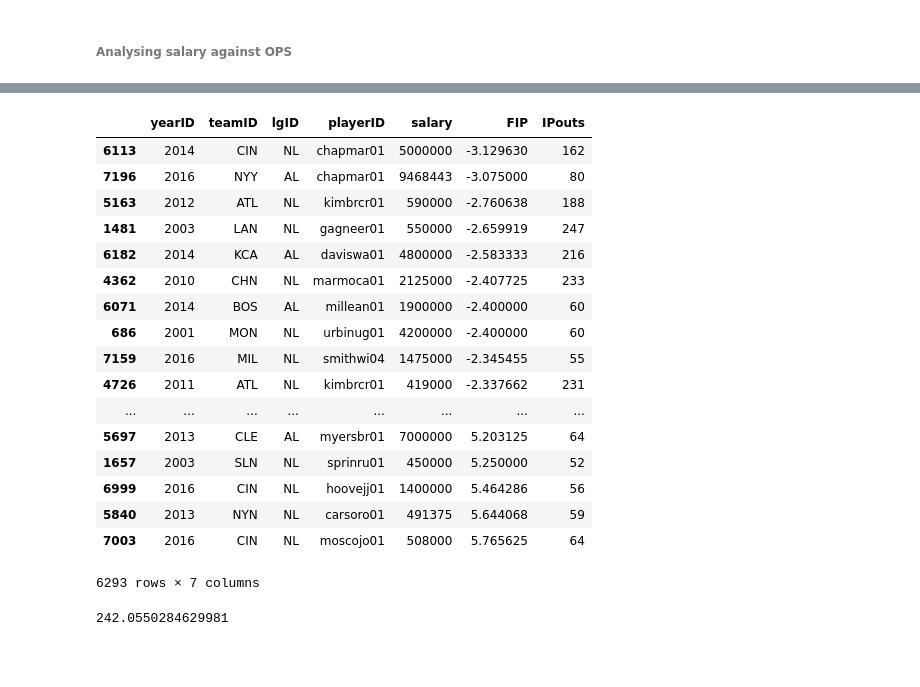
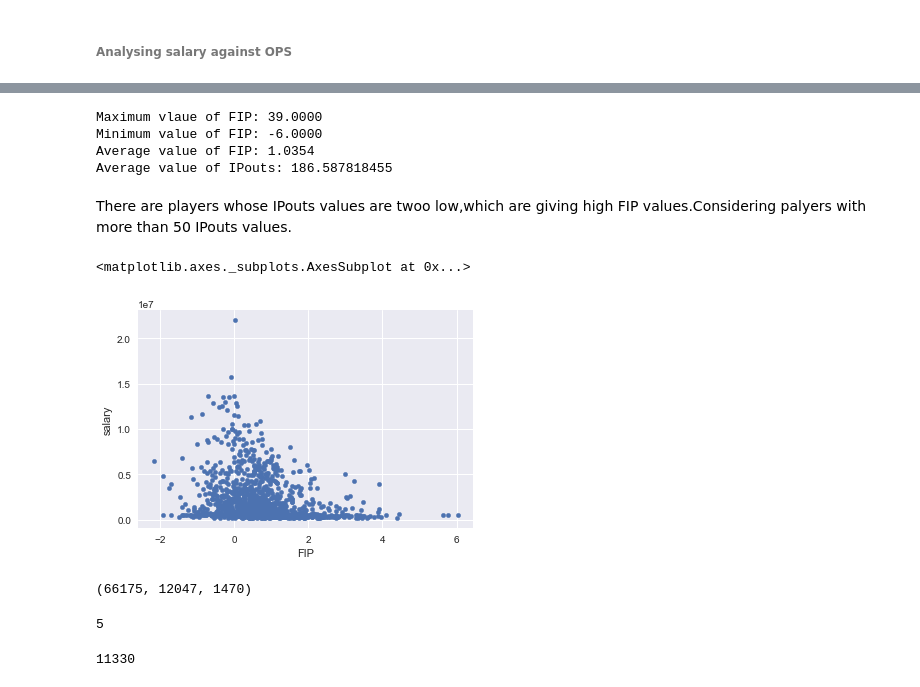
Before and after one commit to jctheduke/Data-Analyst-NanoDegree, a Jupyter notebook: P2 - Data Analysis/DataAnalysis.ipynb, the cells around one changed output, grey strips where cells are left out. Saved outputs shown, nothing was run; the diff lists cells and outputs as text; code cells hidden in the pictures; blank space fills up the shorter version.

Commit message:
docs : made chages to code formatting.

```diff
--- a/P2 - Data Analysis/DataAnalysis.ipynb
+++ b/P2 - Data Analysis/DataAnalysis.ipynb
@@ -313,4 +349,20 @@ Index(['playerID', 'yearID', 'stint', 'teamID', 'lgID', 'W', 'L', 'G', 'GS',
 # %%
 # Calcualting FIP
+
 # FIP = ((13 x Home Runs) + (3 x Walks) – (2 x Strikeouts)) / (Innings Pitched))
 pitching['FIP']=(pitching['HR']*13+(pitching['BB']+pitching['HBP']*3-pitching['SO']*2)).div(pitching['IPouts']/3)
+
+# merging pitching and salaries table.
+salaries_pitching_merge = salaries.merge(pitching[['playerID','yearID','FIP','IPouts']],how='inner',on=['playerID','yearID'])
+salaries_pitching_grouping = salaries_pitching_merge.groupby(by='playerID')[['salary','FIP','IPouts']].mean()
+
+# Stats of FIP.
+print("Maximum vlaue of FIP: {:.4f}".format(salaries_pitching_grouping.FIP.max()))
+print("Minimum value of FIP: {:.4f}".format(salaries_pitching_grouping.FIP.min()))
+print("Average value of FIP: {:.4f}".format(salaries_pitching_grouping.FIP.mean()))
+print("Average value of IPouts: {}".format(salaries_pitching_grouping.IPouts.mean()))
+# %% [output]
+Maximum vlaue of FIP: 39.0000
+Minimum value of FIP: -6.0000
+Average value of FIP: 1.0354
+Average value of IPouts: 186.587818455
@@ -320,21 +368,0 @@ salaries_pitching_merge = salaries.merge(pitching[['playerID','yearID','FIP','IP
-# %%
-salaries_pitching_merge[salaries_pitching_merge['IPouts']>50].sort_values('FIP')
-# %% [output]
-|  | yearID | teamID | lgID | playerID | salary | FIP | IPouts |
-| 6113 | 2014 | CIN | NL | chapmar01 | 5000000 | -3.129630 | 162 |
-| 7196 | 2016 | NYY | AL | chapmar01 | 9468443 | -3.075000 | 80 |
-| 5163 | 2012 | ATL | NL | kimbrcr01 | 590000 | -2.760638 | 188 |
-| 1481 | 2003 | LAN | NL | gagneer01 | 550000 | -2.659919 | 247 |
-| 6182 | 2014 | KCA | AL | daviswa01 | 4800000 | -2.583333 | 216 |
-| 4362 | 2010 | CHN | NL | marmoca01 | 2125000 | -2.407725 | 233 |
-| 6071 | 2014 | BOS | AL | millean01 | 1900000 | -2.400000 | 60 |
-| 686 | 2001 | MON | NL | urbinug01 | 4200000 | -2.400000 | 60 |
-| 7159 | 2016 | MIL | NL | smithwi04 | 1475000 | -2.345455 | 55 |
-| 4726 | 2011 | ATL | NL | kimbrcr01 | 419000 | -2.337662 | 231 |
-| ... | ... | ... | ... | ... | ... | ... | ... |
-| 5697 | 2013 | CLE | AL | myersbr01 | 7000000 | 5.203125 | 64 |
-| 1657 | 2003 | SLN | NL | sprinru01 | 450000 | 5.250000 | 52 |
-| 6999 | 2016 | CIN | NL | hoovejj01 | 1400000 | 5.464286 | 56 |
-| 5840 | 2013 | NYN | NL | carsoro01 | 491375 | 5.644068 | 59 |
-| 7003 | 2016 | CIN | NL | moscojo01 | 508000 | 5.765625 | 64 |
-6293 rows × 7 columns
@@ -343,4 +369,10 @@ salaries_pitching_merge.replace([np.inf, -np.inf], np.nan,inplace=True)
-# %%
-salaries_pitching_merge.IPouts.mean()
-# %% [output]
-242.0550284629981
+# %% [markdown]
+There are players whose IPouts values are twoo low,which are giving high FIP values.Considering palyers with more than 50 IPouts values.
+# %%
+##  slaries with more than IPouts.
+salaries_pitching_grouping = salaries_pitching_grouping[salaries_pitching_grouping['IPouts']>50].sort_values('FIP')
+# %%
+salaries_pitching_grouping.plot(y = 'salary',x = 'FIP',kind='scatter')
+# %% [output]
+<matplotlib.axes._subplots.AxesSubplot at 0x...>
+[figure, added]
@@ -346,0 +381,14 @@ salaries_pitching_merge.IPouts.mean()
+# %%
+# Setting batting column to 1 if players is a top ops player.
+
+print(len(batting),len(pitching),len(salaries_pitching_grouping))
+
+salaries_pitching_grouping['batter'] = 0
+salaries_pitching_grouping.index.isin(top_ops_index.index.values).sum()
+# %% [output]
+(66175, 12047, 1470)
+5
+# %%
+batting.playerID.nunique()
+# %% [output]
+11330
```
Also changed, not shown: parts of 17 cells of this notebook.
